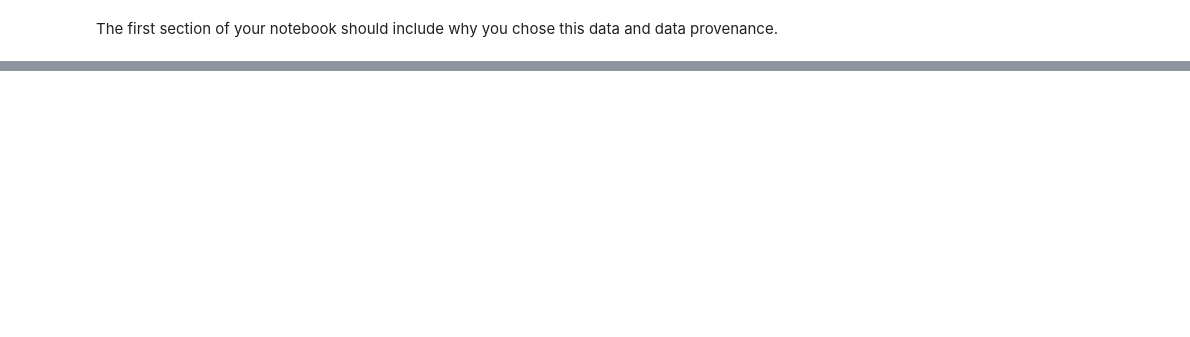
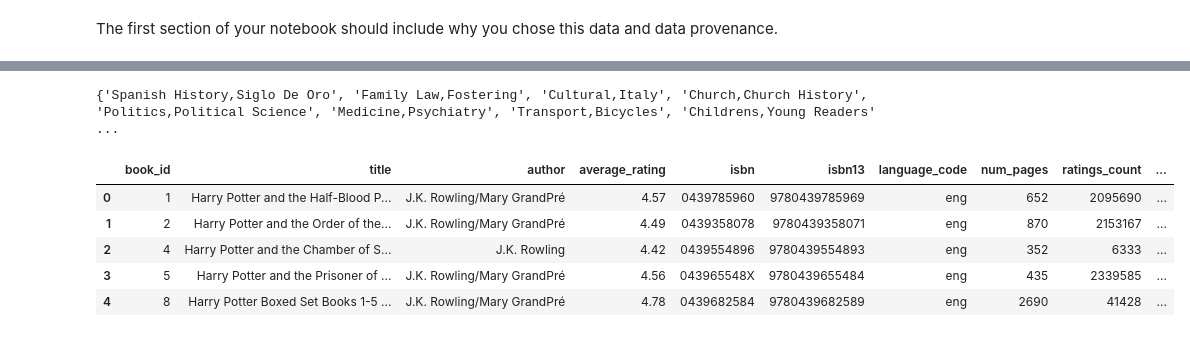
Before and after one commit to eva-butler/DS4003_evabutler, a Jupyter notebook: goodReadsData.ipynb, the cells around one changed output, grey strips where cells are left out. Saved outputs shown, nothing was run; the diff lists cells and outputs as text; code cells hidden in the pictures; blank space fills up the shorter version.

```diff
--- a/goodReadsData.ipynb
+++ b/goodReadsData.ipynb
@@ -18,0 +64,3 @@ grd.head()
+# %%
+#remove rows that contain N/A values
+grdwg.dropna(inplace=True)
@@ -18,0 +130,30 @@ grd.head()
+# %%
+#splits the genres column values by ; and turns it into a list of the seperated items
+grdwg['genres'] = grdwg['genres'].astype(str).str.split(';')
+#this was just me wanting to see what the current different unique genres were
+unique_genres = set(genre for sublist in grdwg['genres'] for genre in sublist)
+#print(unique_genres)
+# %% [output]
+{'Spanish History,Siglo De Oro', 'Family Law,Fostering', 'Cultural,Italy', 'Church,Church History', 'Politics,Political Science', 'Medicine,Psychiatry', 'Transport,Bicycles', 'Childrens,Young Readers' ...
+# %%
+#splits the genres into different columns
+genres_df = grdwg['genres'].str.join('|').str.get_dummies()
+
+#add the new columns to the origional dataframe
+grdwg = pd.concat([grdwg, genres_df], axis=1)
+#look at the rows
+for index, row in grdwg.iterrows():
+    #look at all the genres in the list of genres
+    for genre in row['genres']:
+        #set the corresponding genre column to 1 if when it appears in the list
+        grdwg.at[index, genre] = 1
+#i just wanted to see all of the column names
+pd.set_option('display.max_columns', None)
+grdwg.head()
+# %% [output]
+|  | book_id | title | author | average_rating | isbn | isbn13 | language_code | num_pages | ratings_count | ... |
+| 0 | 1 | Harry Potter and the Half-Blood P... | J.K. Rowling/Mary GrandPré | 4.57 | 0439785960 | 9780439785969 | eng | 652 | 2095690 | ... |
+| 1 | 2 | Harry Potter and the Order of the... | J.K. Rowling/Mary GrandPré | 4.49 | 0439358078 | 9780439358071 | eng | 870 | 2153167 | ... |
+| 2 | 4 | Harry Potter and the Chamber of S... | J.K. Rowling | 4.42 | 0439554896 | 9780439554893 | eng | 352 | 6333 | ... |
+| 3 | 5 | Harry Potter and the Prisoner of ... | J.K. Rowling/Mary GrandPré | 4.56 | 043965548X | 9780439655484 | eng | 435 | 2339585 | ... |
+| 4 | 8 | Harry Potter Boxed Set Books 1-5 ... | J.K. Rowling/Mary GrandPré | 4.78 | 0439682584 | 9780439682589 | eng | 2690 | 41428 | ... |
```
Also changed, not shown: parts of 17 cells of this notebook, 5 other files.
